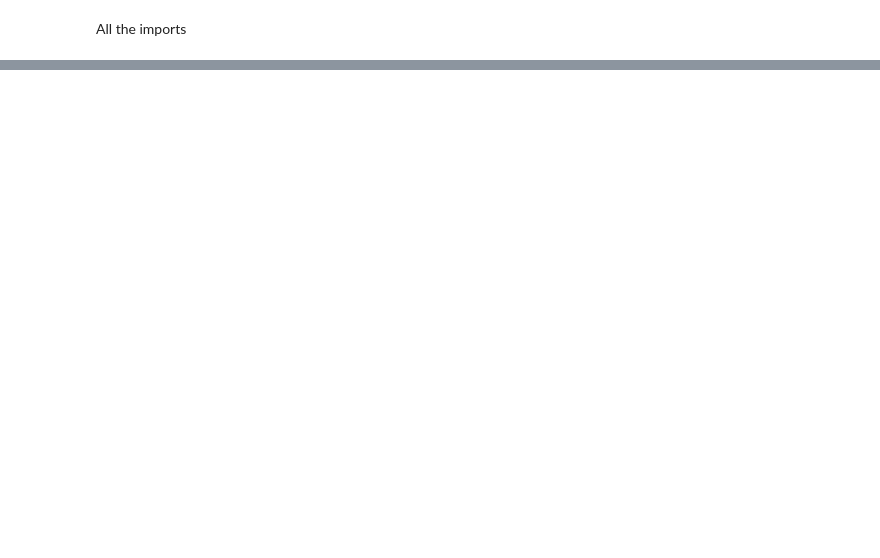
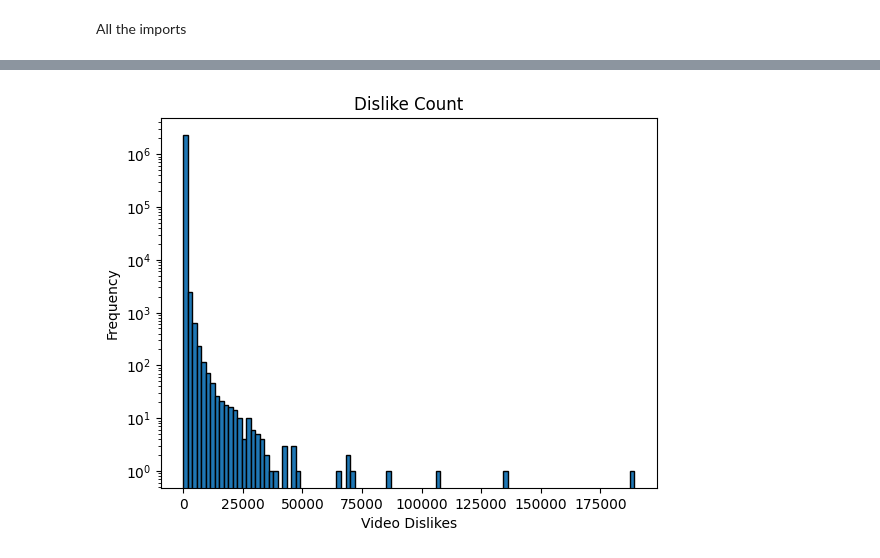
Before and after one commit to epfl-ada/ada-2024-project-lil0mohammadali, a Jupyter notebook: results.ipynb, the cells around one changed output, grey strips where cells are left out. Drawn from its saved outputs; the diff is of its cells as text; code cells hidden in the pictures; blank space fills up the shorter version.

```diff
--- a/results.ipynb
+++ b/results.ipynb
@@ -27,0 +21,4 @@ plt.show()
+# %%
+plot_video_stat(filtered_meta, 'dislike_count')
+# %% [output]
+[figure, added]
```
Also changed, not shown: parts of 17 cells of this notebook, 1 other file.
